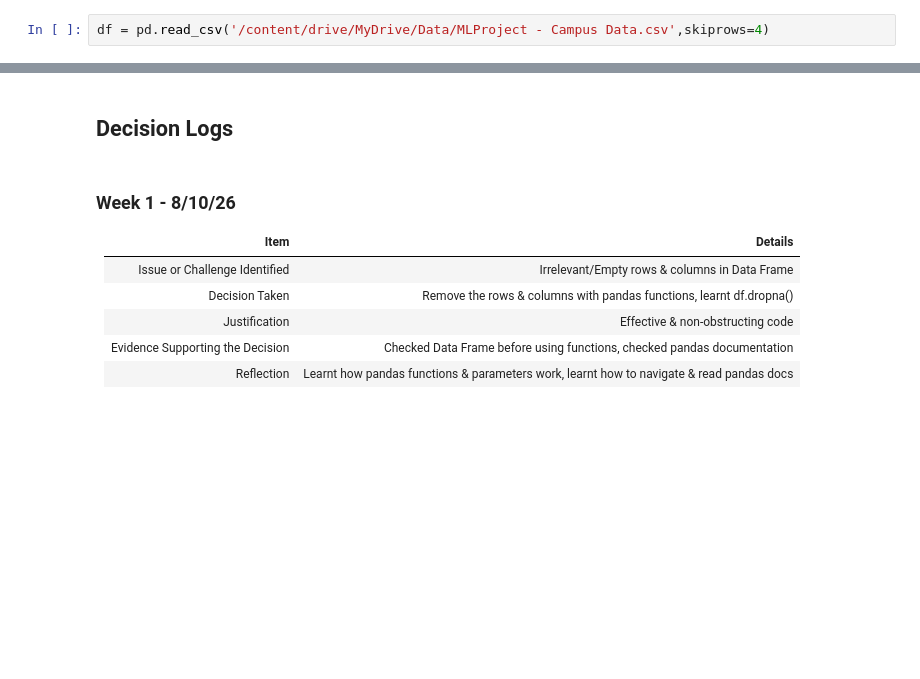
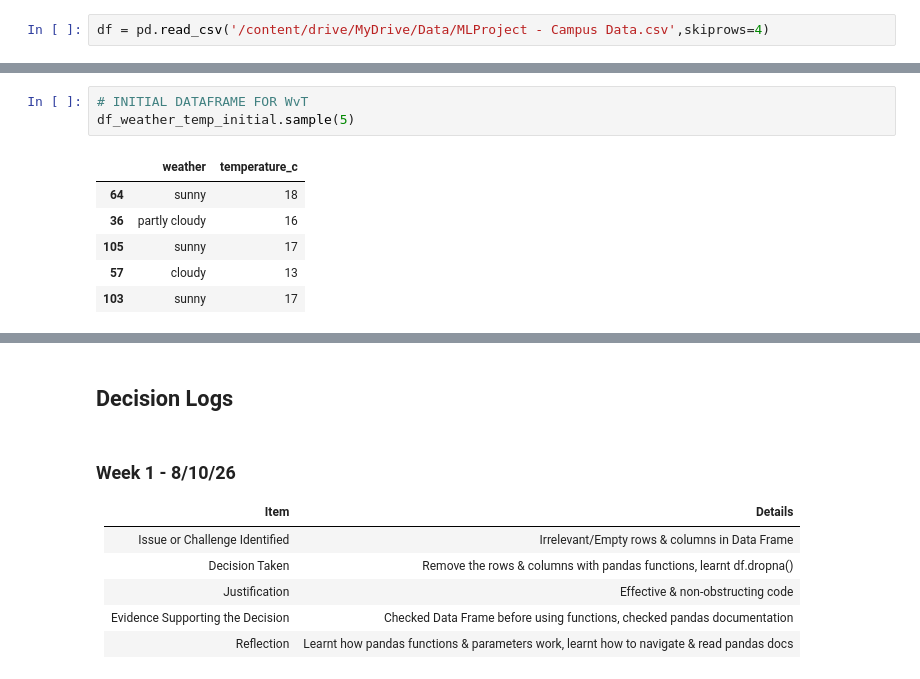
Before and after one commit to Paul-Daly366/MachineLearning_Project_Colab, a Jupyter notebook: MachineLearningProj.ipynb, the cells around one changed output, grey strips where cells are left out. Saved outputs shown, nothing was run; the diff lists cells and outputs as text; blank space fills up the shorter version.

```diff
--- a/MachineLearningProj.ipynb
+++ b/MachineLearningProj.ipynb
@@ -266,0 +112,10 @@ print(df_weather_temp_encoded.head)
+# %%
+# INITIAL DATAFRAME FOR WvT
+df_weather_temp_initial.sample(5)
+# %% [output]
+|  | weather | temperature_c |
+| 64 | sunny | 18 |
+| 36 | partly cloudy | 16 |
+| 105 | sunny | 17 |
+| 57 | cloudy | 13 |
+| 103 | sunny | 17 |
```
Also changed, not shown: parts of 54 cells of this notebook.
